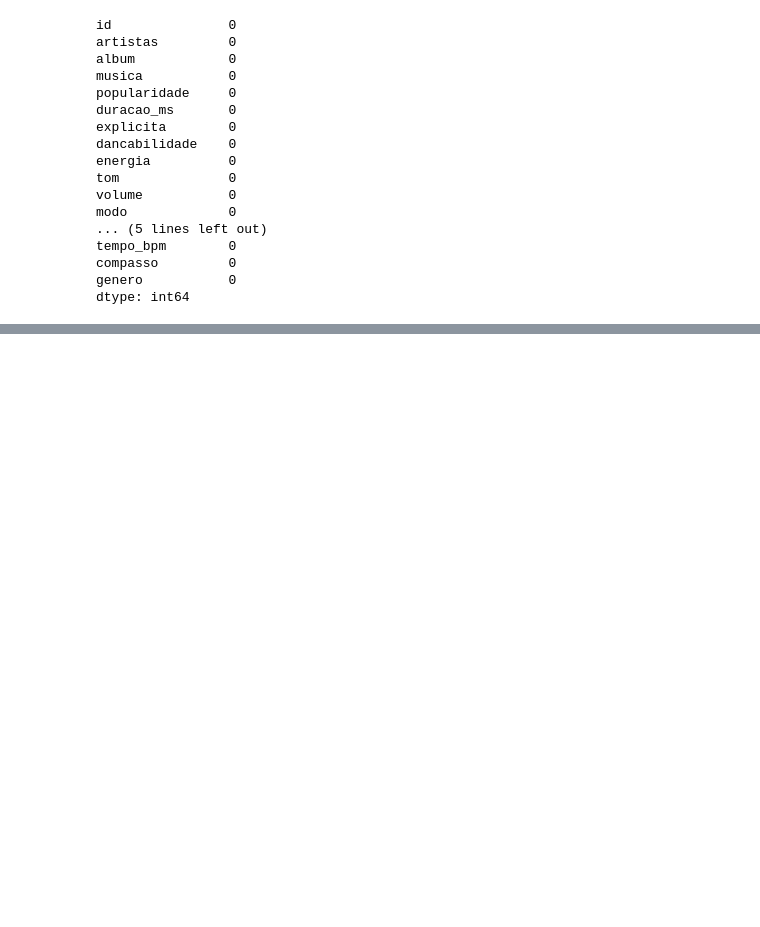
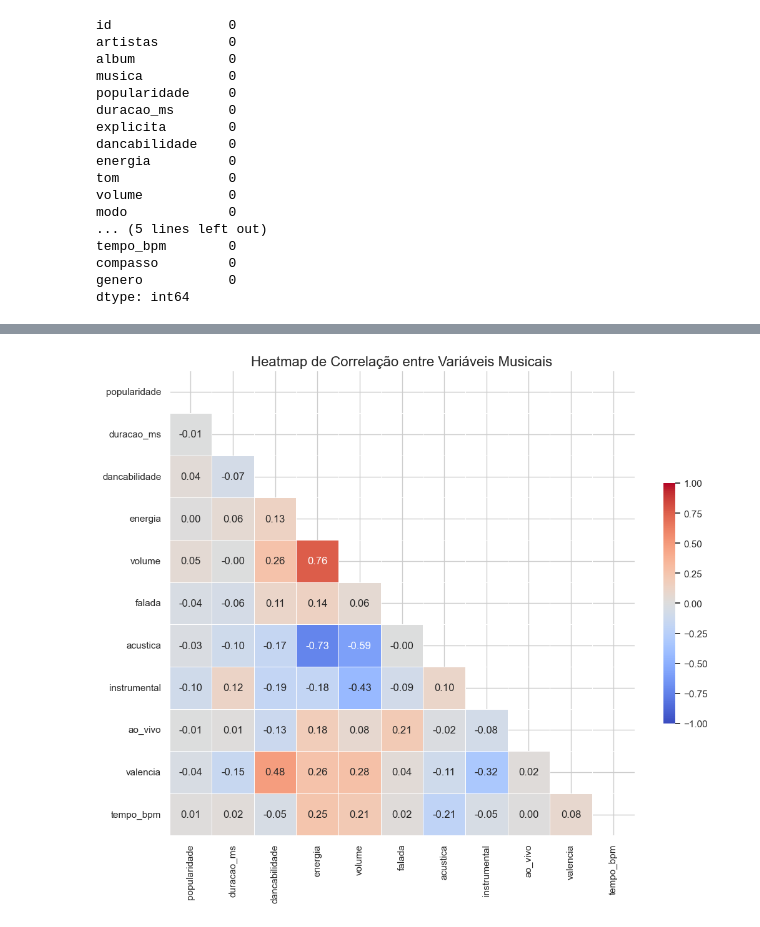
Before and after one commit to Lucca0404/RegressaoLinear, a Jupyter notebook: notebooks/01_eda.ipynb, the cells around one changed output, grey strips where cells are left out. Saved outputs shown, nothing was run; the diff lists cells and outputs as text; code cells hidden in the pictures; blank space fills up the shorter version.

```diff
--- a/notebooks/01_eda.ipynb
+++ b/notebooks/01_eda.ipynb
@@ -115,0 +184,18 @@ df.to_csv("../data/processed/dataset_limpo.csv", index=False)
+# %%
+# Calculate correlation matrix
+corr_matrix = df[cols_numericas].corr()
+
+# Create a mask for the upper triangle (optional but makes it cleaner)
+mask = np.triu(np.ones_like(corr_matrix, dtype=bool))
+
+# Set up the matplotlib figure
+plt.figure(figsize=(12, 10))
+
+# Draw the heatmap with the mask and correct aspect ratio
+heatmap = sns.heatmap(corr_matrix, mask=mask, annot=True, fmt=".2f", cmap='coolwarm',
+            vmax=1, vmin=-1, center=0, square=True, linewidths=.5, cbar_kws={"shrink": .5})
+
+plt.title('Heatmap de Correlação entre Variáveis Musicais', fontsize=16)
+plt.savefig('heatmap_correlacao.png')
+# %% [output]
+[figure, added]
```
Also changed, not shown: parts of 6 cells of this notebook, 2 other files.
